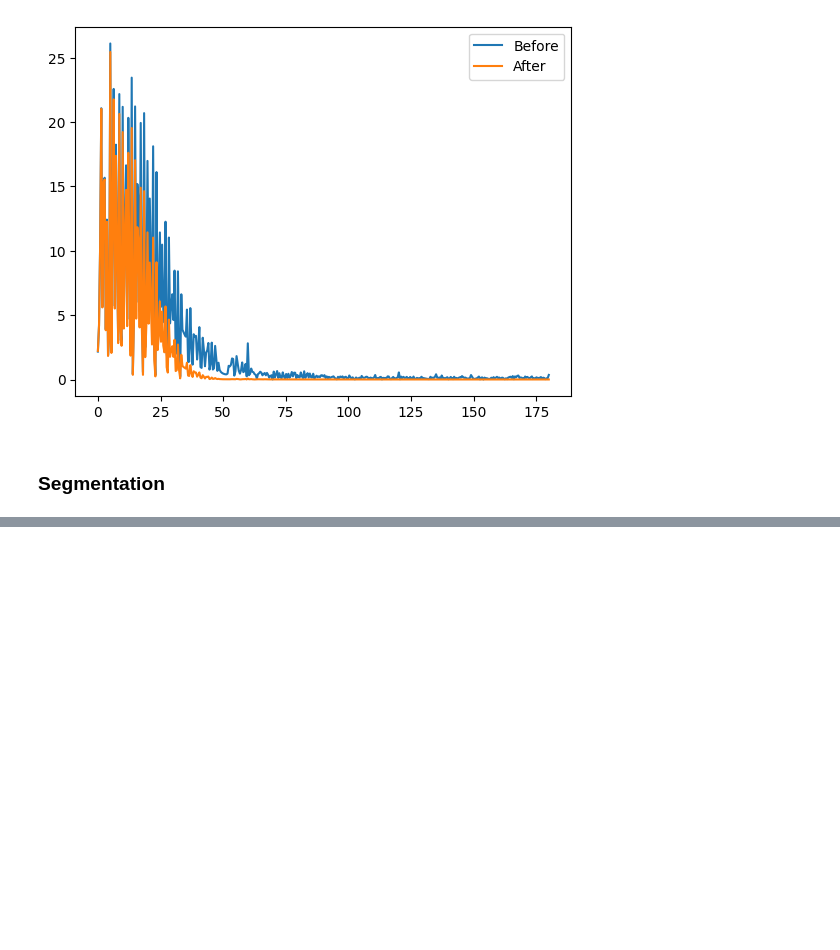
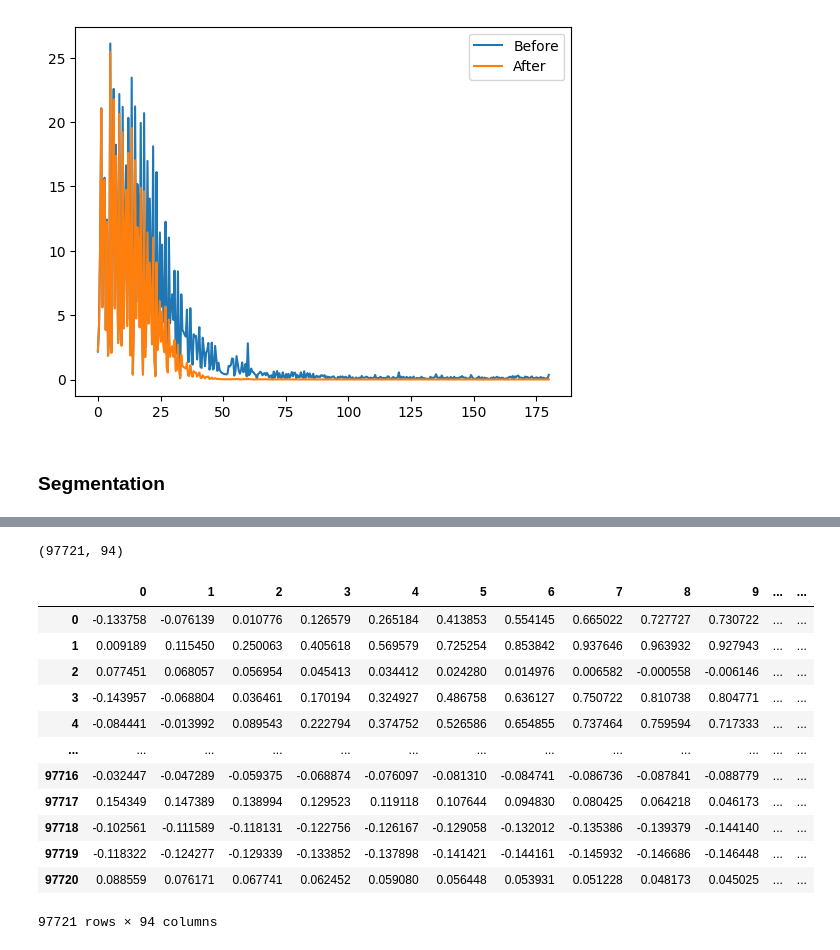
Before and after one commit to Alton1998/Arrhythmia-Detection, a Jupyter notebook: Arrhythmia Detection EDA.ipynb, the cells around one changed output, grey strips where cells are left out. Cells and saved outputs as stored; diff of their text form; code cells hidden in the pictures; blank space fills up the shorter version.

```diff
--- a/Arrhythmia Detection EDA.ipynb
+++ b/Arrhythmia Detection EDA.ipynb
@@ -610,0 +594,24 @@ filterLow
+# %%
+readings = list()
+record_ids = list()
+segment_starts = list()
+segment_ends = list()
+annotation_class = list()
+# %%
+
+for segment in ecg_segments:
+    if len(segment.get_readings()) == 94 and any([ann.get_symbol() in symbols_of_interest for ann in segment.get_annotations()]):
+        readings.append(segment.get_readings())
+        record_ids.append(segment.get_record_id())
+        start,stop = segment.get_segment_positions()
+        segment_starts.append(start)
+        segment_ends.append(stop)
+        for ann in segment.get_annotations():
+            if ann.get_symbol() in symbols_of_interest:
+                annotation_class.append(ann.get_symbol())
+    else:
+        print(f'Skipping {segment.get_record_id()}')
+        print(f'Size:{len(segment.get_readings())}')
+        print(f'Segment:{segment.get_segment_positions()}')
+        print(f' Annotations:{[ann.get_symbol() for ann in segment.get_annotations()]}')
+        print("++++++++++++++++++++++++++++++++++++++++++++++++++++")
@@ -610,0 +638,4 @@ filterLow
+# %%
+readings.shape
+# %% [output]
+(97721, 94)
@@ -610,0 +644,16 @@ filterLow
+# %%
+ecg_data
+# %% [output]
+|  | 0 | 1 | 2 | 3 | 4 | 5 | 6 | 7 | 8 | 9 | ... | ... |
+| 0 | -0.133758 | -0.076139 | 0.010776 | 0.126579 | 0.265184 | 0.413853 | 0.554145 | 0.665022 | 0.727727 | 0.730722 | ... | ... |
+| 1 | 0.009189 | 0.115450 | 0.250063 | 0.405618 | 0.569579 | 0.725254 | 0.853842 | 0.937646 | 0.963932 | 0.927943 | ... | ... |
+| 2 | 0.077451 | 0.068057 | 0.056954 | 0.045413 | 0.034412 | 0.024280 | 0.014976 | 0.006582 | -0.000558 | -0.006146 | ... | ... |
+| 3 | -0.143957 | -0.068804 | 0.036461 | 0.170194 | 0.324927 | 0.486758 | 0.636127 | 0.750722 | 0.810738 | 0.804771 | ... | ... |
+| 4 | -0.084441 | -0.013992 | 0.089543 | 0.222794 | 0.374752 | 0.526586 | 0.654855 | 0.737464 | 0.759594 | 0.717333 | ... | ... |
+| ... | ... | ... | ... | ... | ... | ... | ... | ... | ... | ... | ... | ... |
+| 97716 | -0.032447 | -0.047289 | -0.059375 | -0.068874 | -0.076097 | -0.081310 | -0.084741 | -0.086736 | -0.087841 | -0.088779 | ... | ... |
+| 97717 | 0.154349 | 0.147389 | 0.138994 | 0.129523 | 0.119118 | 0.107644 | 0.094830 | 0.080425 | 0.064218 | 0.046173 | ... | ... |
+| 97718 | -0.102561 | -0.111589 | -0.118131 | -0.122756 | -0.126167 | -0.129058 | -0.132012 | -0.135386 | -0.139379 | -0.144140 | ... | ... |
+| 97719 | -0.118322 | -0.124277 | -0.129339 | -0.133852 | -0.137898 | -0.141421 | -0.144161 | -0.145932 | -0.146686 | -0.146448 | ... | ... |
+| 97720 | 0.088559 | 0.076171 | 0.067741 | 0.062452 | 0.059080 | 0.056448 | 0.053931 | 0.051228 | 0.048173 | 0.045025 | ... | ... |
+97721 rows × 94 columns
```
Also changed, not shown: parts of 17 cells of this notebook, 4 other files.
